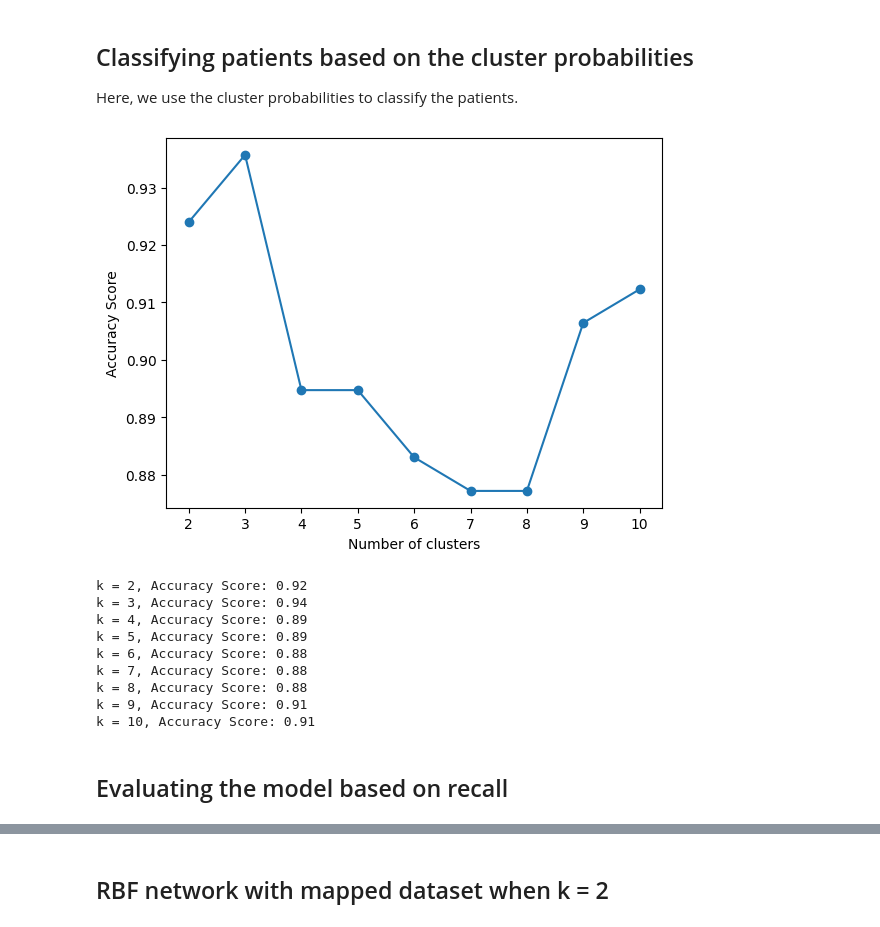
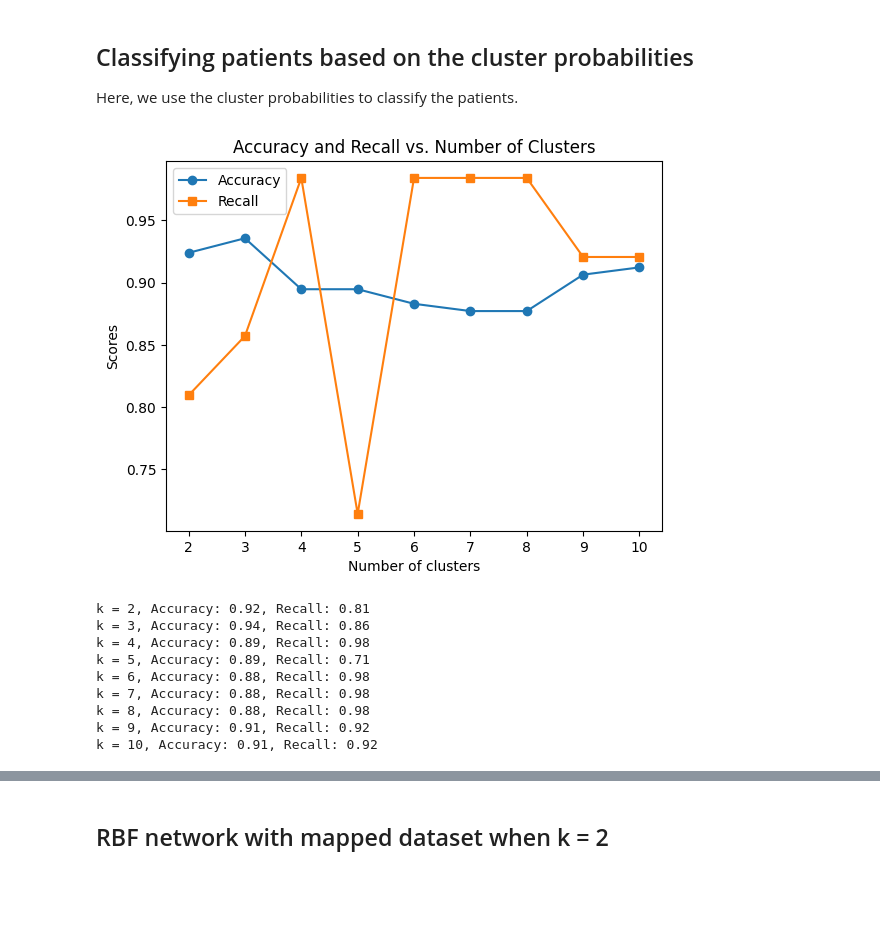
Before and after one commit to guiijose/Machine-Learning, a Jupyter notebook: merit-award/award.ipynb, the cells around one changed output, grey strips where cells are left out. Cells and saved outputs as stored; diff of their text form; code cells hidden in the pictures; blank space fills up the shorter version.

Commit message:
merge nos dois graficos do clusterng probabilities

```diff
--- a/merit-award/award.ipynb
+++ b/merit-award/award.ipynb
@@ -138,26 +138,30 @@ for i in range(len(em_models)):
     recall = tp / (tp + fn)
     recalls.append(recall)
 # %%
-# Plot the accuracy scores against the number of clusters
-plt.plot(range(2, 11), accuracies, marker='o')
+# Plot accuracy and recall scores against the number of clusters
+plt.plot(range(2, 11), accuracies, marker='o', label='Accuracy')
+plt.plot(range(2, 11), recalls, marker='s', label='Recall')
 
+# Add labels and legend
 plt.xlabel('Number of clusters')
-plt.ylabel('Accuracy Score')
+plt.ylabel('Scores')
+plt.title('Accuracy and Recall vs. Number of Clusters')
+plt.legend()
+
+# Display the plot
 plt.show()
+
+
+for i in range(len(accuracies)):
+    print(f'k = {i + 2}, Accuracy: {accuracies[i]:.2f}, Recall: {recalls[i]:.2f}')
 # %% [output]
-[figure, old version]
+[figure, new version]
+k = 2, Accuracy: 0.92, Recall: 0.81
+k = 3, Accuracy: 0.94, Recall: 0.86
+k = 4, Accuracy: 0.89, Recall: 0.98
+k = 5, Accuracy: 0.89, Recall: 0.71
+k = 6, Accuracy: 0.88, Recall: 0.98
+k = 7, Accuracy: 0.88, Recall: 0.98
+k = 8, Accuracy: 0.88, Recall: 0.98
+k = 9, Accuracy: 0.91, Recall: 0.92
+k = 10, Accuracy: 0.91, Recall: 0.92
-# %%
-for i, score in enumerate(accuracies):
-    print(f'k = {i + 2}, Accuracy Score: {score:.2f}')
-# %% [output]
-k = 2, Accuracy Score: 0.92
-k = 3, Accuracy Score: 0.94
-k = 4, Accuracy Score: 0.89
-k = 5, Accuracy Score: 0.89
-k = 6, Accuracy Score: 0.88
-k = 7, Accuracy Score: 0.88
-k = 8, Accuracy Score: 0.88
-k = 9, Accuracy Score: 0.91
-k = 10, Accuracy Score: 0.91
-# %% [markdown]
-## Evaluating the model based on recall
```
Also changed, not shown: parts of 1 cell of this notebook.
